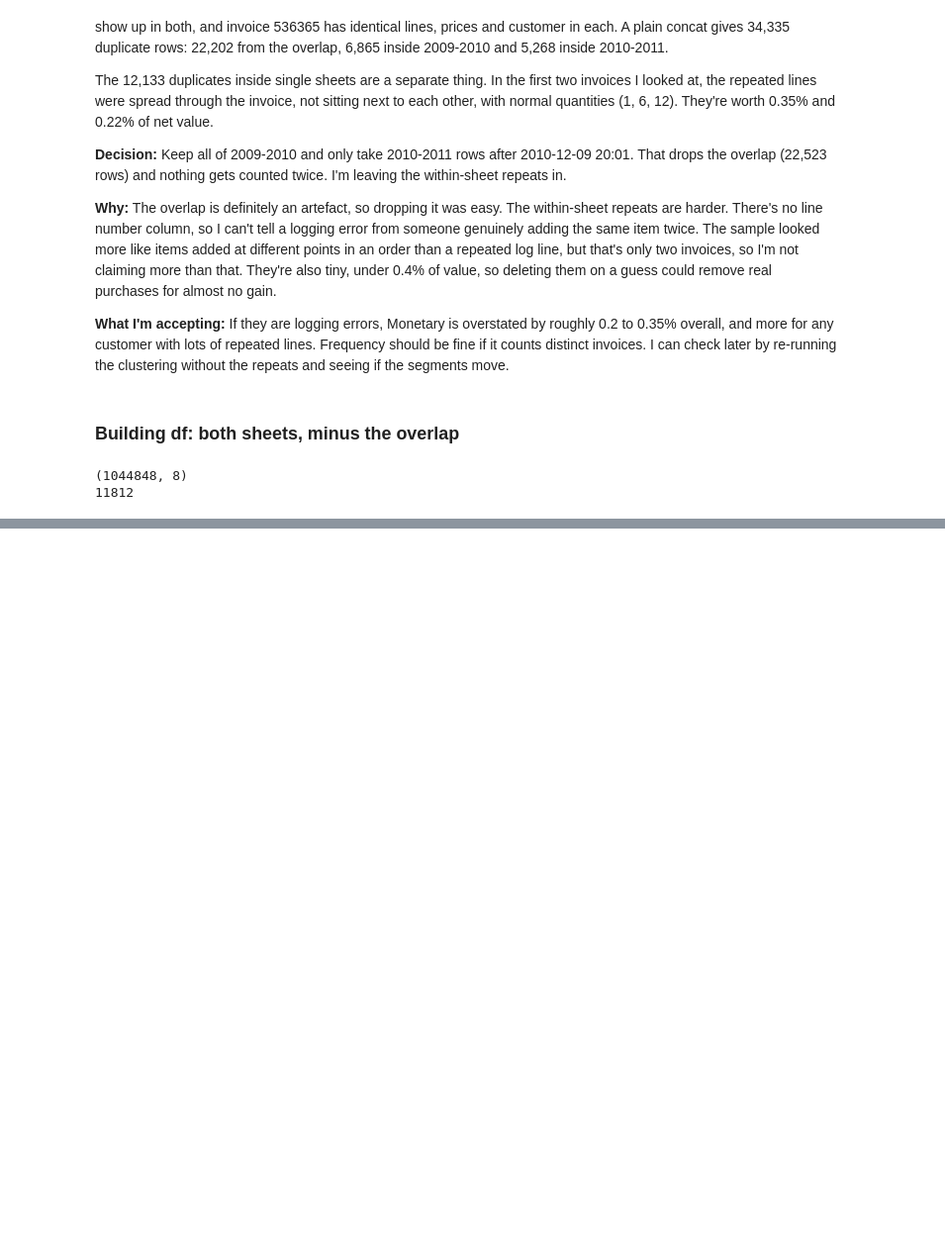
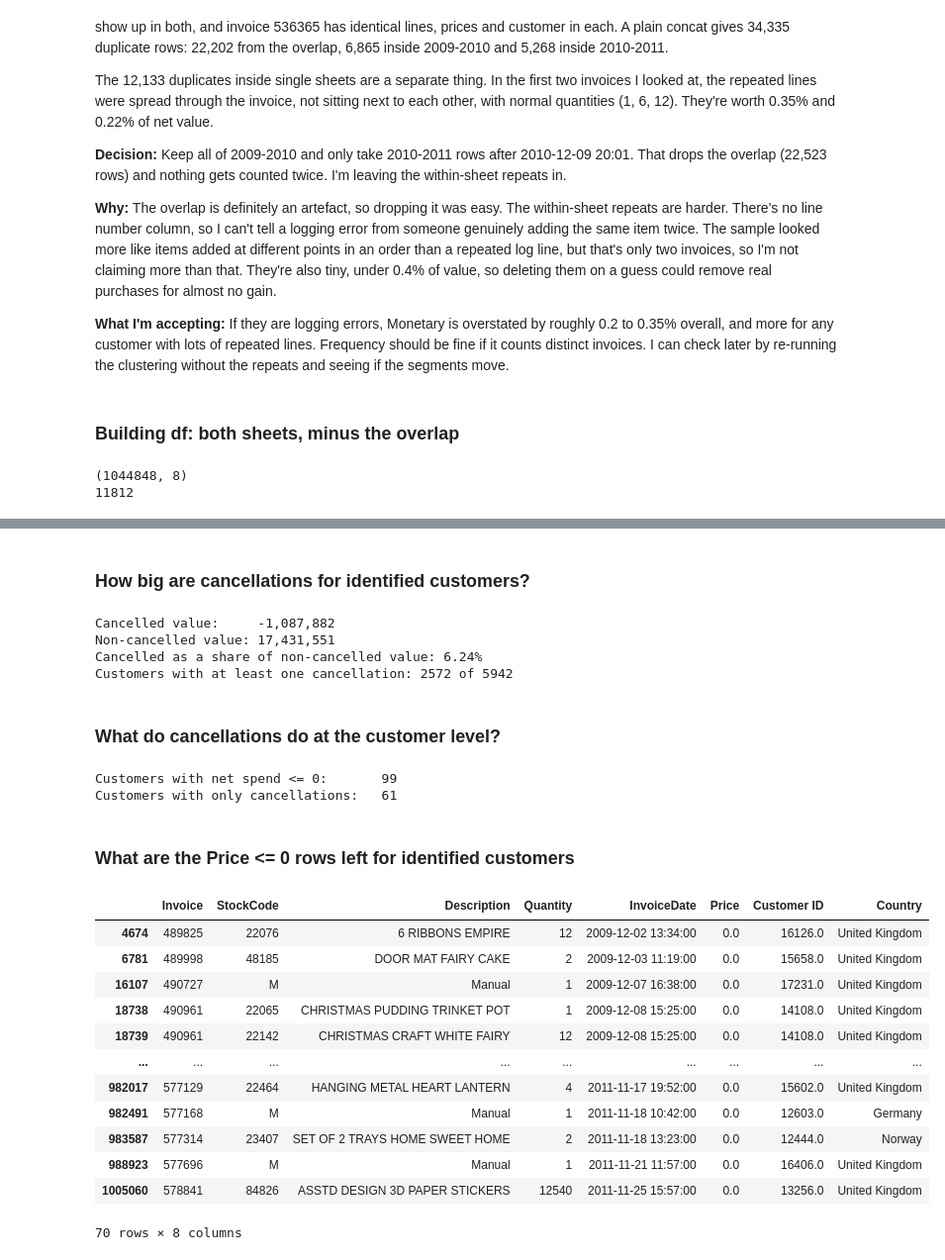
Before and after one commit to ashandx/customer-segmentation-clustering, a Jupyter notebook: notebooks/eda.ipynb, the cells around one changed output, grey strips where cells are left out. Shown at 99% size. Cells and saved outputs as stored; diff of their text form; code cells hidden in the pictures; blank space fills up the shorter version.

```diff
--- a/notebooks/eda.ipynb
+++ b/notebooks/eda.ipynb
@@ -188,0 +191,6 @@ print(df.duplicated().sum())
+# %%
+print(df["Invoice"].map(type).value_counts())
+
+df["Invoice"] = df["Invoice"].astype(str)
+
+print(df["Invoice"].map(type).value_counts())
@@ -188,0 +268,10 @@ print(df.duplicated().sum())
+# %%
+is_cancelled = df["Invoice"].str.startswith("C")
+is_negative_qty = df["Quantity"] < 0
+is_null_customer = df["Customer ID"].isna()
+is_nonpositive_price = df["Price"] <= 0
+
+print("Cancelled invoices:", is_cancelled.sum())
+print("Negative Quantity: ", is_negative_qty.sum())
+print("Null Customer ID:  ", is_null_customer.sum())
+print("Price <= 0:        ", is_nonpositive_price.sum())
@@ -188,0 +362,5 @@ print(df.duplicated().sum())
+# %%
+df["StockCode"] = df["StockCode"].astype(str)
+
+non_product = df[~df["StockCode"].str.match(r"^\d{5}")]
+non_product["StockCode"].value_counts().head(15)
@@ -188,0 +422,7 @@ print(df.duplicated().sum())
+# %%
+identified_rows = df[~is_null_customer]
+
+print("Identified rows:", len(identified_rows))
+print("Cancelled:      ", identified_rows["Invoice"].str.startswith("C").sum())
+print("Price <= 0:     ", (identified_rows["Price"] <= 0).sum())
+print("Non-product:    ", (~identified_rows["StockCode"].str.match(r"^\d{5}")).sum())
@@ -188,0 +434,50 @@ print(df.duplicated().sum())
+# %% [markdown]
+### How big are cancellations for identified customers?
+# %%
+cancelled_identified = identified_rows["Invoice"].str.startswith("C")
+identified_totals = identified_rows["Quantity"] * identified_rows["Price"]
+
+cancelled_value = identified_totals[cancelled_identified].sum()
+sales_value = identified_totals[~cancelled_identified].sum()
+
+print(f"Cancelled value:     {cancelled_value:,.0f}")
+print(f"Non-cancelled value: {sales_value:,.0f}")
+print(f"Cancelled as a share of non-cancelled value: {abs(cancelled_value) / sales_value * 100:.2f}%")
+print("Customers with at least one cancellation:",
+      identified_rows.loc[cancelled_identified, "Customer ID"].nunique(),
+      "of", identified_rows["Customer ID"].nunique())
+# %% [output]
+Cancelled value:     -1,087,882
+Non-cancelled value: 17,431,551
+Cancelled as a share of non-cancelled value: 6.24%
+Customers with at least one cancellation: 2572 of 5942
+# %% [markdown]
+### What do cancellations do at the customer level?
+# %%
+net_by_customer = identified_totals.groupby(identified_rows["Customer ID"]).sum()
+purchasers = set(identified_rows.loc[~cancelled_identified, "Customer ID"])
+all_customers = set(identified_rows["Customer ID"])
+
+print("Customers with net spend <= 0:      ", (net_by_customer <= 0).sum())
+print("Customers with only cancellations:  ", len(all_customers - purchasers))
+# %% [output]
+Customers with net spend <= 0:       99
+Customers with only cancellations:   61
+# %% [markdown]
+### What are the Price <= 0 rows left for identified customers
+# %%
+identified_rows[identified_rows["Price"] <= 0]
+# %% [output]
+|  | Invoice | StockCode | Description | Quantity | InvoiceDate | Price | Customer ID | Country |
+| 4674 | 489825 | 22076 | 6 RIBBONS EMPIRE | 12 | 2009-12-02 13:34:00 | 0.0 | 16126.0 | United Kingdom |
+| 6781 | 489998 | 48185 | DOOR MAT FAIRY CAKE | 2 | 2009-12-03 11:19:00 | 0.0 | 15658.0 | United Kingdom |
+| 16107 | 490727 | M | Manual | 1 | 2009-12-07 16:38:00 | 0.0 | 17231.0 | United Kingdom |
+| 18738 | 490961 | 22065 | CHRISTMAS PUDDING TRINKET POT | 1 | 2009-12-08 15:25:00 | 0.0 | 14108.0 | United Kingdom |
+| 18739 | 490961 | 22142 | CHRISTMAS CRAFT WHITE FAIRY | 12 | 2009-12-08 15:25:00 | 0.0 | 14108.0 | United Kingdom |
+| ... | ... | ... | ... | ... | ... | ... | ... | ... |
+| 982017 | 577129 | 22464 | HANGING METAL HEART LANTERN | 4 | 2011-11-17 19:52:00 | 0.0 | 15602.0 | United Kingdom |
+| 982491 | 577168 | M | Manual | 1 | 2011-11-18 10:42:00 | 0.0 | 12603.0 | Germany |
+| 983587 | 577314 | 23407 | SET OF 2 TRAYS HOME SWEET HOME | 2 | 2011-11-18 13:23:00 | 0.0 | 12444.0 | Norway |
+| 988923 | 577696 | M | Manual | 1 | 2011-11-21 11:57:00 | 0.0 | 16406.0 | United Kingdom |
+| 1005060 | 578841 | 84826 | ASSTD DESIGN 3D PAPER STICKERS | 12540 | 2011-11-25 15:57:00 | 0.0 | 13256.0 | United Kingdom |
+70 rows × 8 columns
```
Also changed, not shown: parts of 37 cells of this notebook.
